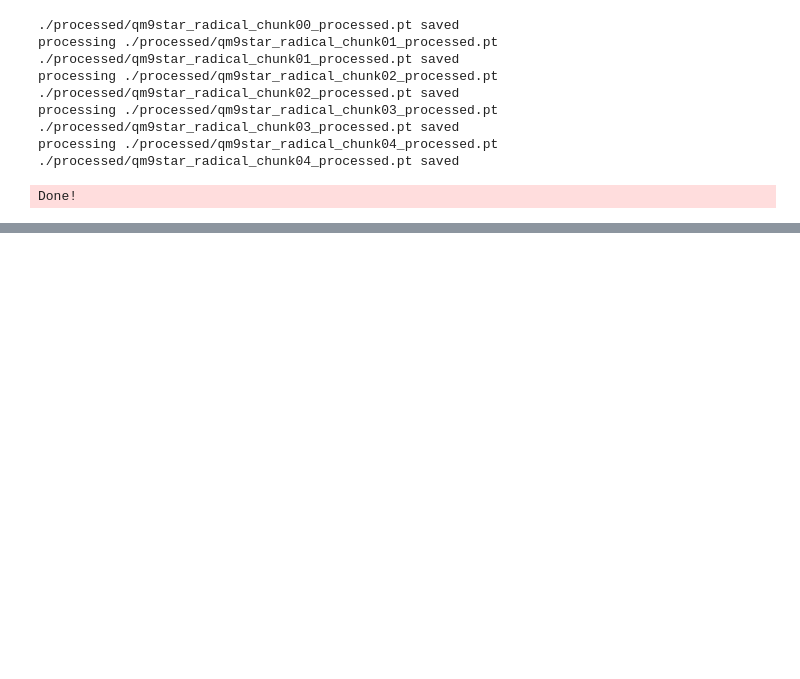
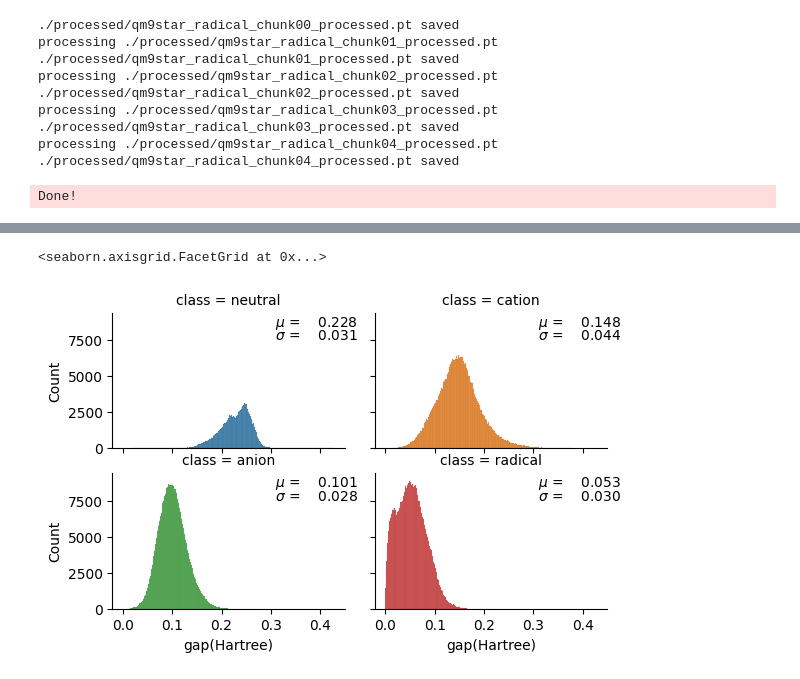
Before and after one commit to gentle1999/qm9star_query, a Jupyter notebook: tutorial/3-create_dataset.ipynb, the cells around one changed output, grey strips where cells are left out. Drawn from its saved outputs; the diff is of its cells as text; code cells hidden in the pictures; blank space fills up the shorter version.

```diff
--- a/tutorial/3-create_dataset.ipynb
+++ b/tutorial/3-create_dataset.ipynb
@@ -341,0 +414,5 @@ g.figure.set_size_inches(12, 4)
+# %%
+draw_global_feature_distribution(global_features_total_df, "gap(Hartree)")
+# %% [output]
+<seaborn.axisgrid.FacetGrid at 0x...>
+[figure, added]
```
Also changed, not shown: parts of 36 cells of this notebook, 4 other files.
